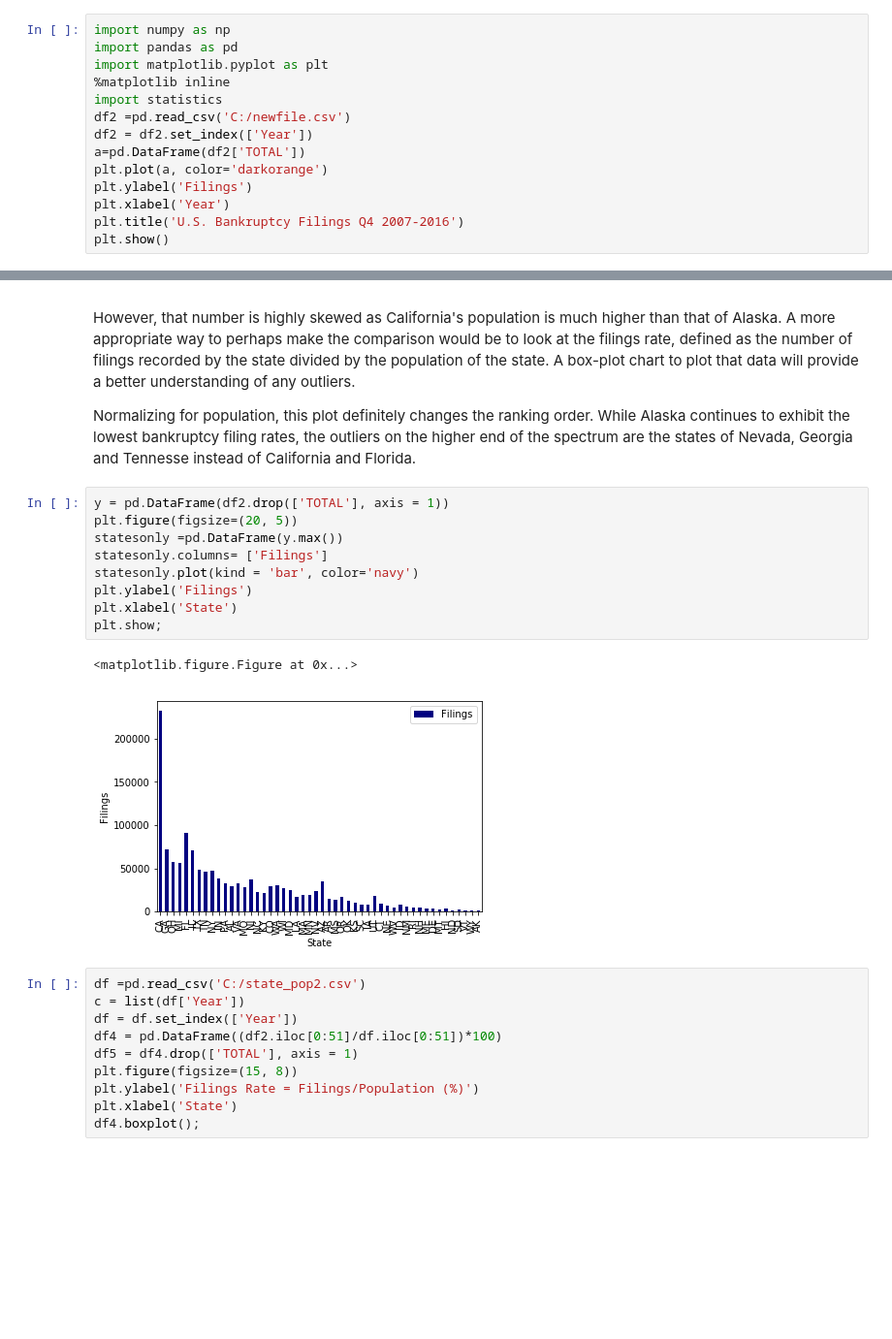
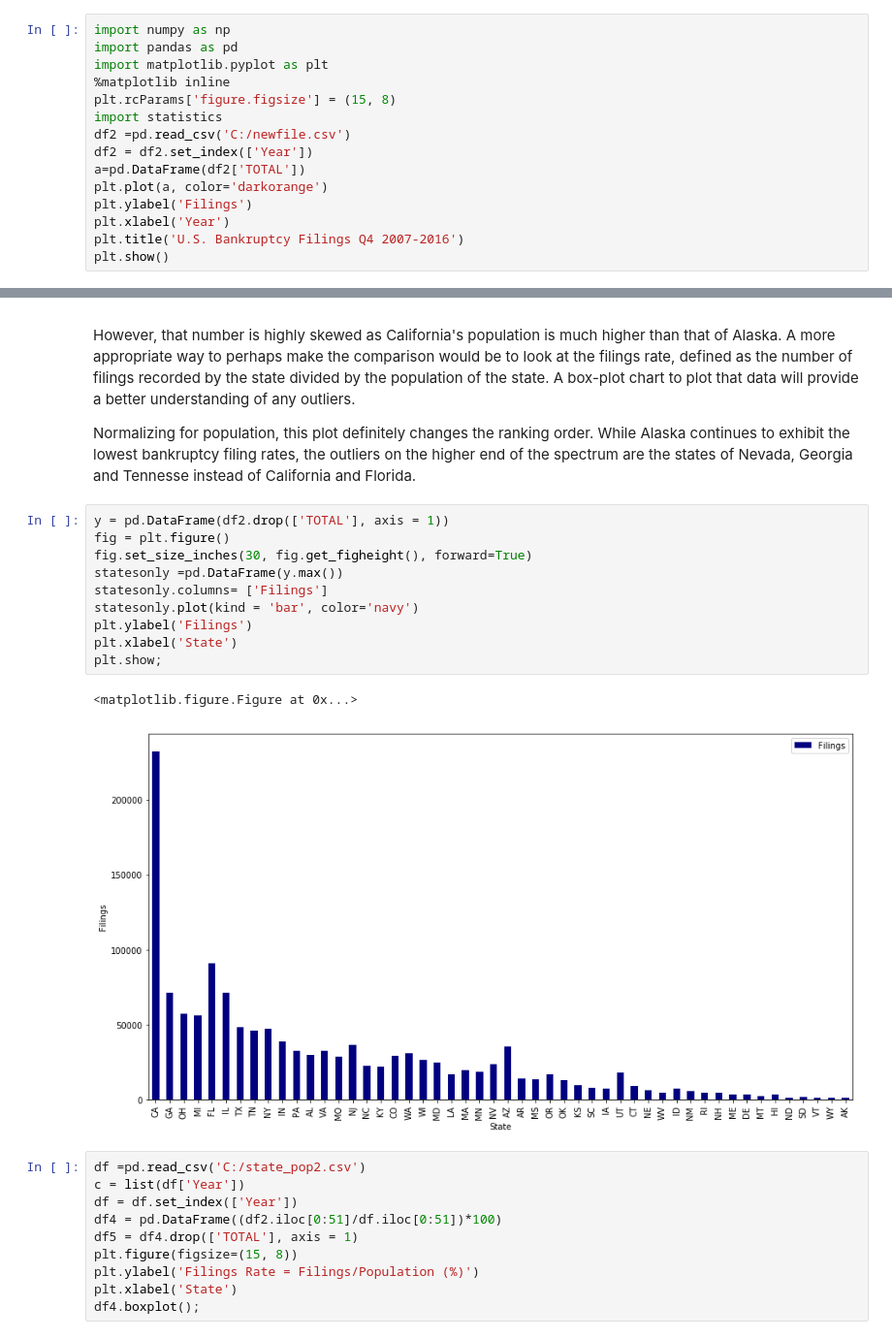
Before and after one commit to mrinalinikrishna/learningpython, a Jupyter notebook: Capstone_Draft.ipynb, the cells around one changed output, grey strips where cells are left out. Shown: that part at 97% size. Cells and saved outputs as stored; diff of their text form; blank space fills up the shorter version.

```diff
--- a/Capstone_Draft.ipynb
+++ b/Capstone_Draft.ipynb
@@ -27,6 +27,7 @@ import numpy as np
 import pandas as pd
 import matplotlib.pyplot as plt
 %matplotlib inline
+plt.rcParams['figure.figsize'] = (15, 8)
 import statistics
 df2 =pd.read_csv('C:/newfile.csv')
 df2 = df2.set_index(['Year'])
@@ -48,16 +49,17 @@ However, that number is highly skewed as California's population is much higher
 Normalizing for population, this plot definitely changes the ranking order. While Alaska continues to exhibit the lowest bankruptcy filing rates, the outliers on the higher end of the spectrum are the states of Nevada, Georgia and Tennesse instead of California and Florida.
 # %%
 y = pd.DataFrame(df2.drop(['TOTAL'], axis = 1))
-plt.figure(figsize=(20, 5))
+fig = plt.figure()
+fig.set_size_inches(30, fig.get_figheight(), forward=True)
 statesonly =pd.DataFrame(y.max())
 statesonly.columns= ['Filings']
 statesonly.plot(kind = 'bar', color='navy')
 plt.ylabel('Filings')
 plt.xlabel('State')
 plt.show;
 # %% [output]
 <matplotlib.figure.Figure at 0x...>
-[figure, old version]
+[figure, new version]
 # %%
 df =pd.read_csv('C:/state_pop2.csv')
 c = list(df['Year'])
```
Also changed, not shown: parts of 13 cells of this notebook.
